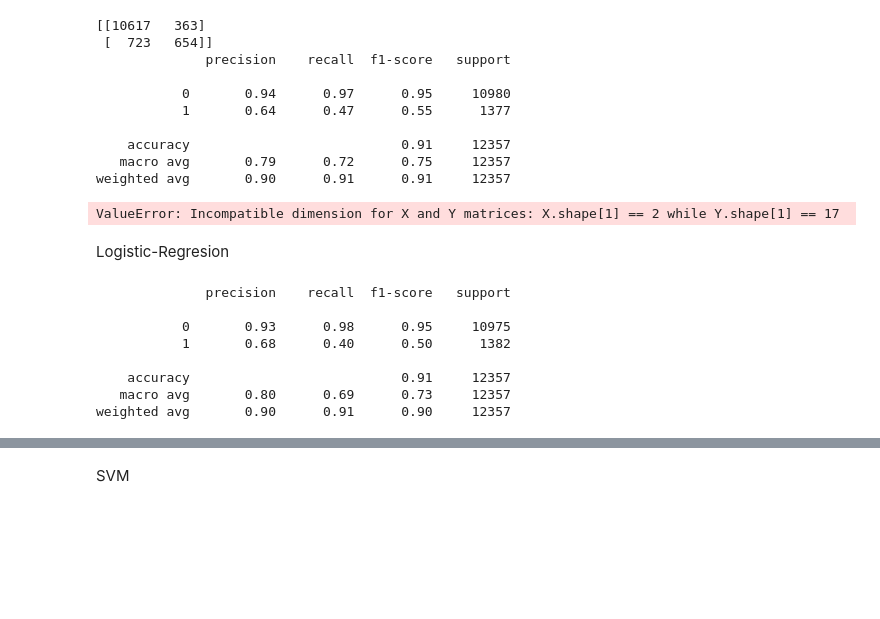
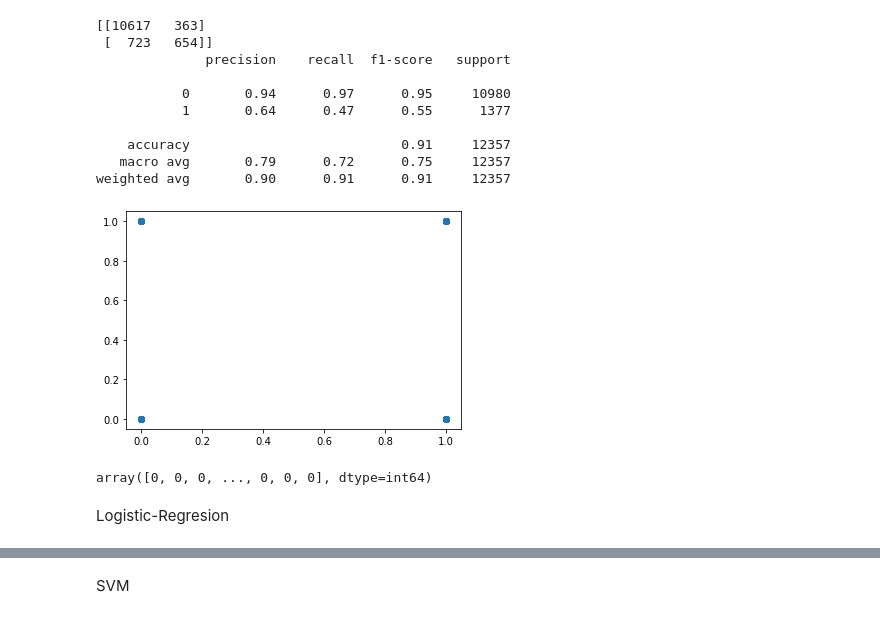
Before and after one commit to CGAInstitution/proxecto-final-ud2-GuillermoGarMar, a Jupyter notebook: ML.UD2.Supervised-FinalProject.ipynb, the cells around one changed output, grey strips where cells are left out. Saved outputs shown, nothing was run; the diff lists cells and outputs as text; code cells hidden in the pictures; blank space fills up the shorter version.

```diff
--- a/ML.UD2.Supervised-FinalProject.ipynb
+++ b/ML.UD2.Supervised-FinalProject.ipynb
@@ -263,3 +263,11 @@ print("Accuracy for our training dataset with tuning is : {:.2f}%".format(accura
 Accuracy for our training dataset with tuning is : 91.21%
 # %% [markdown]
 Logistic-Regresion
+# %%
+grid={"C":np.logspace(-3,3,7), "penalty":["none","l1","l2","elasticnet"],"solver":["newton-cg", "lbfgs", "liblinear", "sag", "saga"]}# l1 lasso l2 ridge
+logreg=LogisticRegression()
+logreg_cv=GridSearchCV(logreg,grid,cv=10)
+logreg_cv.fit(X_train,y_train)
+
+print("tuned hpyerparameters :(best parameters) ",logreg_cv.best_params_)
+print("accuracy :",logreg_cv.best_score_)
@@ -268,2 +296,11 @@ mRL = LogisticRegression(penalty='l2',solver='newton-cg')
 # %% [markdown]
 SVM
+# %%
+steps = [('scaler', StandardScaler()), ('SVM', SVC(kernel="rbf"))]
+from sklearn.pipeline import Pipeline
+pipeline = Pipeline(steps)
+parameteres = {'SVM__C':[10,100,1000], 'SVM__gamma':[10,5,1,0.1]}
+grid = GridSearchCV(pipeline, param_grid=parameteres, cv=5)
+grid.fit(X_train, y_train)
+print("score = %3.2f" %(grid.score(X_test,y_test)))
+print( grid.best_params_)
@@ -389,51 +434,14 @@ print(classification_report(y_test, pred))
     accuracy                           0.91     12357
    macro avg       0.79      0.72      0.75     12357
 weighted avg       0.90      0.91      0.91     12357
-# %%
-import matplotlib.pyplot as plt
-from matplotlib.colors import ListedColormap
-
-Xv = dftrain_clear.iloc[:, :-1].values
-yv = dftrain_clear["y"].values
-
-h = 0.02  # step size in the mesh
-
-cmap_light = ListedColormap(["orange", "cornflowerblue"])
-cmap_bold = ["darkorange", "darkblue"]
-
-clf = KNeighborsClassifier(n_neighbors)
-clf.fit(Xv, yv)
-
-x_min, x_max = Xv[:, 0].min() - 1, Xv[:, 0].max() + 1
-y_min, y_max = Xv[:, 1].min() - 1, Xv[:, 1].max() + 1
-xx, yy = np.meshgrid(np.arange(x_min, x_max, h), np.arange(y_min, y_max, h))
-Z = clf.predict(np.c_[xx.ravel(), yy.ravel()])
-
-# Put the result into a color plot
-Z = Z.reshape(xx.shape)
-plt.figure(figsize=(30, 20))
-plt.contourf(xx, yy, Z, cmap=cmap_light)
-
-# Plot also the training points
-plt.scatter(Xv[:, 0], Xv[:, 1], c=yv, cmap=cmap_bold,
-            edgecolor='k', s=20)
-plt.xlim(xx.min(), xx.max())
-plt.ylim(yy.min(), yy.max())
-
-
-plt.show()
-# %% [output]
-ValueError: Incompatible dimension for X and Y matrices: X.shape[1] == 2 while Y.shape[1] == 17
+# %%
+plt.scatter(pred,y_test, alpha=0.5)
+plt.show()
+# %% [output]
+[figure, added]
+# %%
+pred
+# %% [output]
+array([0, 0, 0, ..., 0, 0, 0], dtype=int64)
 # %% [markdown]
 Logistic-Regresion
-# %%
-print(classification_report(y_test, mRL.predict(X_test)))
-# %% [output]
-              precision    recall  f1-score   support
-
-           0       0.93      0.98      0.95     10975
-           1       0.68      0.40      0.50      1382
-
-    accuracy                           0.91     12357
-   macro avg       0.80      0.69      0.73     12357
-weighted avg       0.90      0.91      0.90     12357
```
Also changed, not shown: parts of 20 cells of this notebook.
